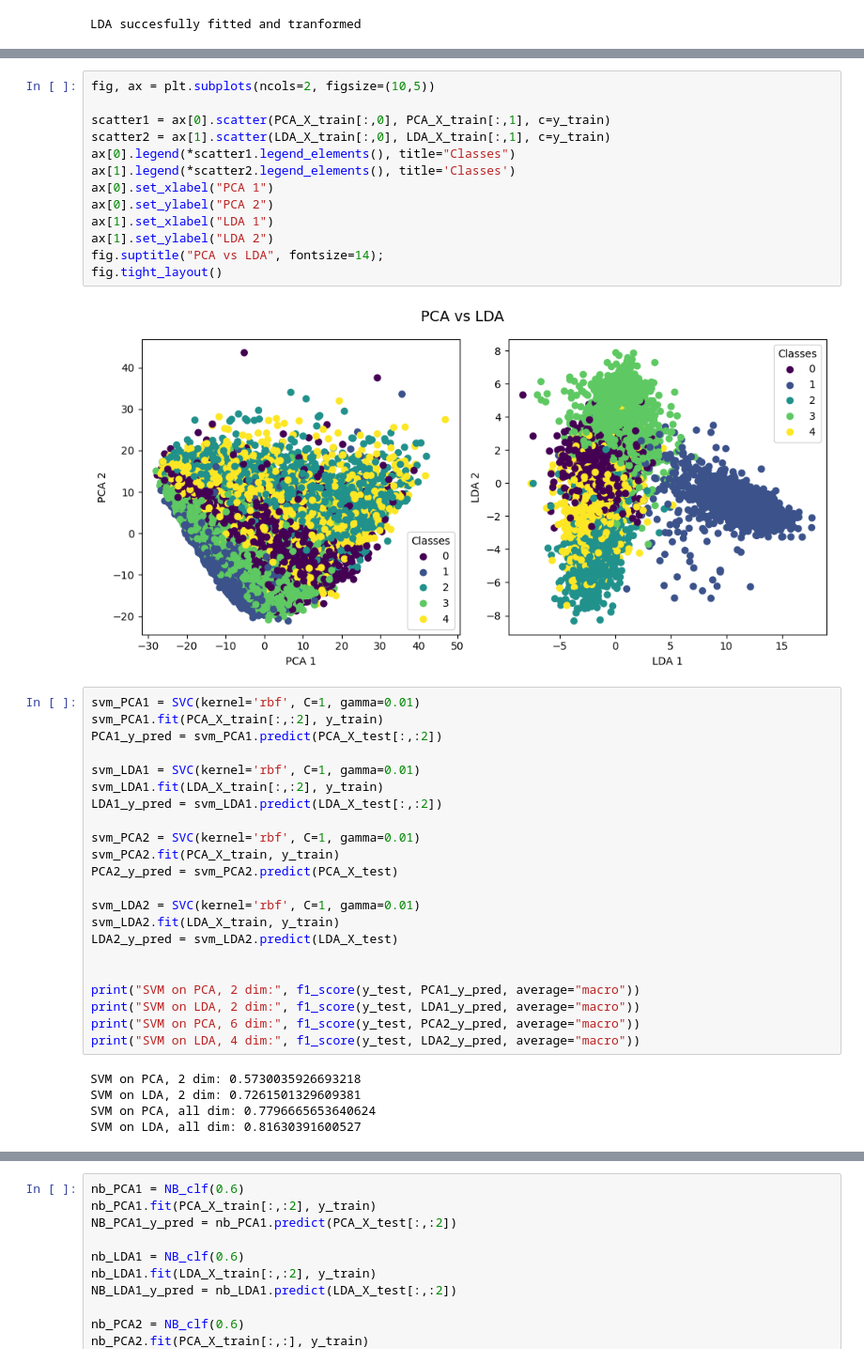
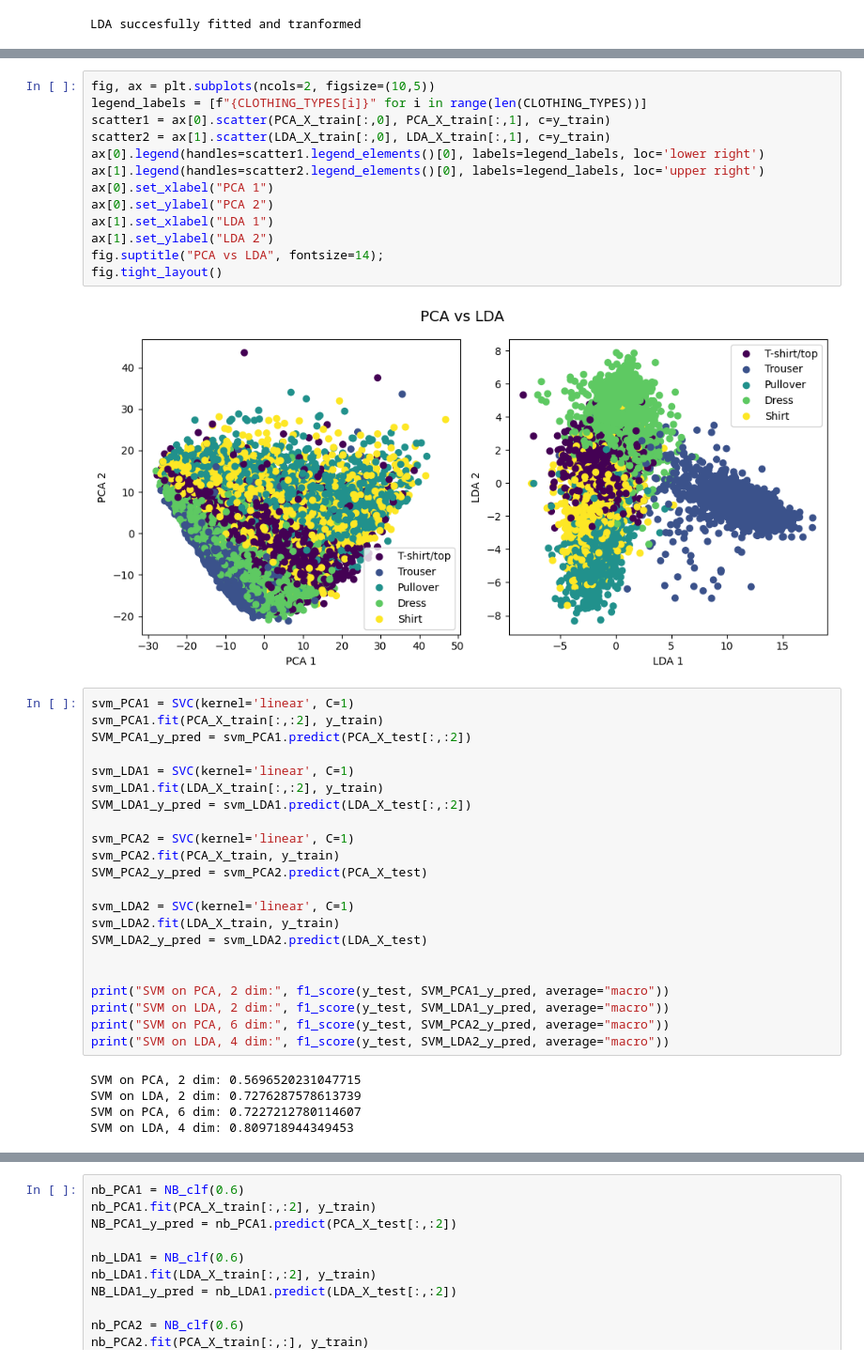
Before and after one commit to krusand/MLProject-FashionMNIST, a Jupyter notebook: 4. PCA vs LDA.ipynb, the cells around one changed output, grey strips where cells are left out. Shown at 94% size. Cells and saved outputs as stored; diff of their text form.

Commit message:
Micro F1 and new legends

```diff
--- a/4. PCA vs LDA.ipynb
+++ b/4. PCA vs LDA.ipynb
@@ -54,42 +77,42 @@ LDA succesfully fitted and tranformed
 # %%
 fig, ax = plt.subplots(ncols=2, figsize=(10,5))
-
+legend_labels = [f"{CLOTHING_TYPES[i]}" for i in range(len(CLOTHING_TYPES))]
 scatter1 = ax[0].scatter(PCA_X_train[:,0], PCA_X_train[:,1], c=y_train)
 scatter2 = ax[1].scatter(LDA_X_train[:,0], LDA_X_train[:,1], c=y_train)
-ax[0].legend(*scatter1.legend_elements(), title="Classes")
-ax[1].legend(*scatter2.legend_elements(), title='Classes')
+ax[0].legend(handles=scatter1.legend_elements()[0], labels=legend_labels, loc='lower right')
+ax[1].legend(handles=scatter2.legend_elements()[0], labels=legend_labels, loc='upper right')
 ax[0].set_xlabel("PCA 1")
 ax[0].set_ylabel("PCA 2")
 ax[1].set_xlabel("LDA 1")
 ax[1].set_ylabel("LDA 2")
 fig.suptitle("PCA vs LDA", fontsize=14);
 fig.tight_layout()
 # %% [output]
-[figure, old version]
+[figure, new version]
 # %%
-svm_PCA1 = SVC(kernel='rbf', C=1, gamma=0.01)
+svm_PCA1 = SVC(kernel='linear', C=1)
 svm_PCA1.fit(PCA_X_train[:,:2], y_train)
-PCA1_y_pred = svm_PCA1.predict(PCA_X_test[:,:2])
+SVM_PCA1_y_pred = svm_PCA1.predict(PCA_X_test[:,:2])
 
-svm_LDA1 = SVC(kernel='rbf', C=1, gamma=0.01)
+svm_LDA1 = SVC(kernel='linear', C=1)
 svm_LDA1.fit(LDA_X_train[:,:2], y_train)
-LDA1_y_pred = svm_LDA1.predict(LDA_X_test[:,:2])
+SVM_LDA1_y_pred = svm_LDA1.predict(LDA_X_test[:,:2])
 
-svm_PCA2 = SVC(kernel='rbf', C=1, gamma=0.01)
+svm_PCA2 = SVC(kernel='linear', C=1)
 svm_PCA2.fit(PCA_X_train, y_train)
-PCA2_y_pred = svm_PCA2.predict(PCA_X_test)
+SVM_PCA2_y_pred = svm_PCA2.predict(PCA_X_test)
 
-svm_LDA2 = SVC(kernel='rbf', C=1, gamma=0.01)
+svm_LDA2 = SVC(kernel='linear', C=1)
 svm_LDA2.fit(LDA_X_train, y_train)
-LDA2_y_pred = svm_LDA2.predict(LDA_X_test)
+SVM_LDA2_y_pred = svm_LDA2.predict(LDA_X_test)
 
 
-print("SVM on PCA, 2 dim:", f1_score(y_test, PCA1_y_pred, average="macro"))
-print("SVM on LDA, 2 dim:", f1_score(y_test, LDA1_y_pred, average="macro"))
-print("SVM on PCA, 6 dim:", f1_score(y_test, PCA2_y_pred, average="macro"))
-print("SVM on LDA, 4 dim:", f1_score(y_test, LDA2_y_pred, average="macro"))
+print("SVM on PCA, 2 dim:", f1_score(y_test, SVM_PCA1_y_pred, average="macro"))
+print("SVM on LDA, 2 dim:", f1_score(y_test, SVM_LDA1_y_pred, average="macro"))
+print("SVM on PCA, 6 dim:", f1_score(y_test, SVM_PCA2_y_pred, average="macro"))
+print("SVM on LDA, 4 dim:", f1_score(y_test, SVM_LDA2_y_pred, average="macro"))
 # %% [output]
-SVM on PCA, 2 dim: 0.5730035926693218
-SVM on LDA, 2 dim: 0.7261501329609381
-SVM on PCA, all dim: 0.7796665653640624
-SVM on LDA, all dim: 0.81630391600527
+SVM on PCA, 2 dim: 0.5696520231047715
+SVM on LDA, 2 dim: 0.7276287578613739
+SVM on PCA, 6 dim: 0.7227212780114607
+SVM on LDA, 4 dim: 0.809718944349453
```
Also changed, not shown: parts of 4 cells of this notebook.
